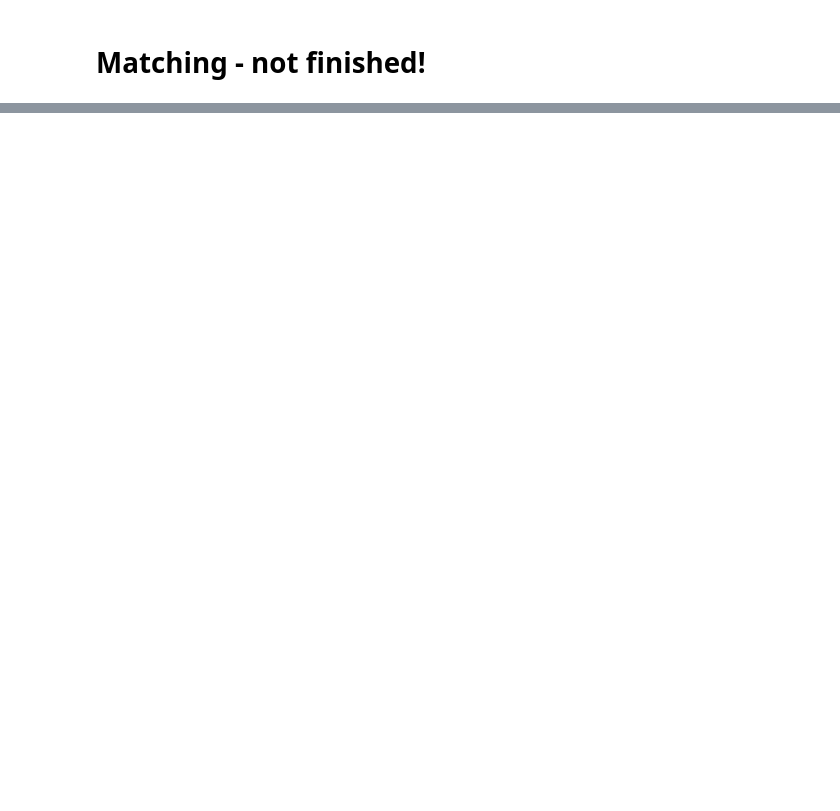
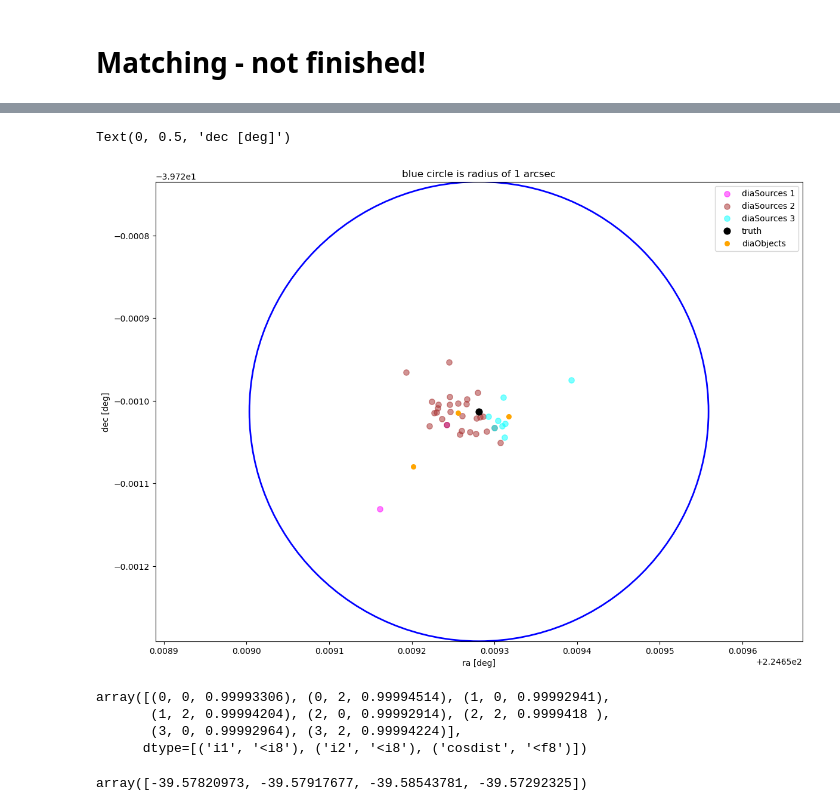
Before and after one commit to lsst-sitcom/notebooks_dia, a Jupyter notebook: Op_rehs_3_dia_truth_sprint_May13_2024.ipynb, the cells around one changed output, grey strips where cells are left out. Saved outputs shown, nothing was run; the diff lists cells and outputs as text; code cells hidden in the pictures; blank space fills up the shorter version.

```diff
--- a/Op_rehs_3_dia_truth_sprint_May13_2024.ipynb
+++ b/Op_rehs_3_dia_truth_sprint_May13_2024.ipynb
@@ -306,0 +291,2 @@ matches
+# %%
+unique_values, counts = np.unique(matches['i1'] , return_counts=True)
@@ -306,0 +315,9 @@ matches
+# %%
+#true variables associated to multiple objects
+var_mult_obj = df_single_ps_var_zoom.iloc[unique_values[counts > 1]]
+
+sin_ra, sin_dec = var_mult_obj.iloc[100][['ra', 'dec']]
+# %%
+diaObj_single_truObj = pp_object_table[ (pp_object_table['ra'] < sin_ra+1/3600) & (pp_object_table['ra'] > sin_ra-1/3600) & \
+    (pp_object_table['dec'] < sin_dec+1/3600) & (pp_object_table['dec'] > sin_dec-1/3600)]
+diaObj_single_truObj
@@ -306,0 +371,34 @@ matches
+# %%
+from matplotlib.patches import Circle
+
+plt.figure(figsize = (14,10))
+
+#plt.scatter(matches_close['ra'], matches_close['dec'], s=300, label = 'matched diaObjects', facecolors='none', edgecolors='magenta')
+#plt.scatter(matches_close2['ra'], matches_close2['dec'], s=300, label = 'second matched diaObjects', facecolors='none', edgecolors='brown')
+
+# plt.scatter(pp_source_table_latest_one_f['ra'], pp_source_table_latest_one_f['dec'], s=15, color = 'green', label = 'diaSources')
+
+
+plt.scatter(s1_obj['ra'], s1_obj['dec'], s=45, color = 'magenta', label = 'diaSources 1', alpha=0.5)
+plt.scatter(s2_obj['ra'], s2_obj['dec'], s=45, color = 'brown', label = 'diaSources 2', alpha=0.5)
+plt.scatter(s3_obj['ra'], s3_obj['dec'], s=45, color = 'cyan', label = 'diaSources 3', alpha=0.5)
+
+plt.scatter(df_single_ps_var['ra'], df_single_ps_var['dec'], s=60, label = 'truth', color = 'black')
+plt.scatter(pp_object_table['ra'], pp_object_table['dec'], s=30, color = 'orange', label = 'diaObjects')
+
+plt.legend()
+plt.xlim(sin_ra-1/3600, sin_ra+1/3600)
+plt.ylim(sin_dec-1/3600, sin_dec+1/3600)
+
+circle = Circle((sin_ra, sin_dec), 1/3600, edgecolor='blue', facecolor='none', linewidth=2)  # Adjust the position and size as needed
+
+current_axes = plt.gca()
+current_axes.add_patch(circle)
+current_axes.set_aspect('equal', adjustable='datalim')
+
+plt.title('blue circle is radius of 1 arcsec')
+plt.xlabel('ra [deg]')
+plt.ylabel('dec [deg]')
+# %% [output]
+Text(0, 0.5, 'dec [deg]')
+[figure, added]
@@ -306,0 +420,11 @@ matches
+# %%
+matches
+# %% [output]
+array([(0, 0, 0.99993306), (0, 2, 0.99994514), (1, 0, 0.99992941),
+       (1, 2, 0.99994204), (2, 0, 0.99992914), (2, 2, 0.9999418 ),
+       (3, 0, 0.99992964), (3, 2, 0.99994224)],
+      dtype=[('i1', '<i8'), ('i2', '<i8'), ('cosdist', '<f8')])
+# %%
+pp_object_table['dec'].values[:4]
+# %% [output]
+array([-39.57820973, -39.57917677, -39.58543781, -39.57292325])
```
Also changed, not shown: parts of 33 cells of this notebook.
